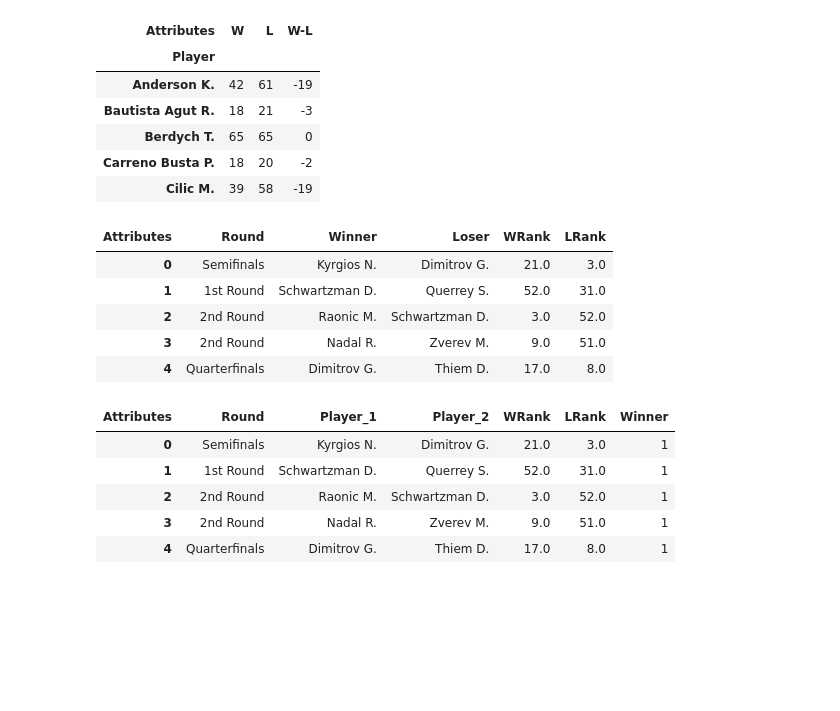
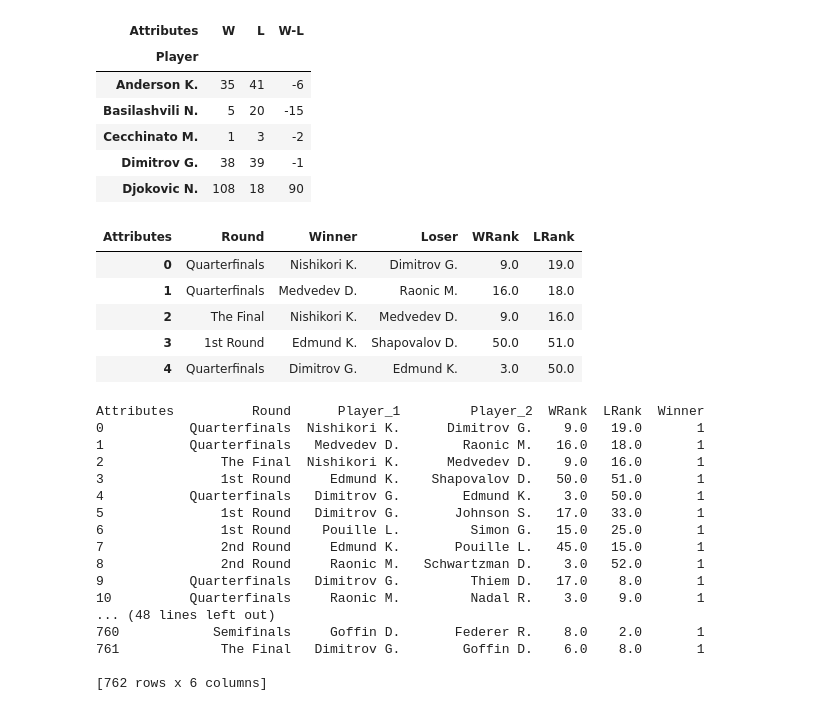
Before and after one commit to IvanoiuAlexandruPaul/WebIntelligence-ATP2020Winner, a Jupyter notebook: Project/Project.ipynb, the cells around one changed output. Saved outputs shown, nothing was run; the diff lists cells and outputs as text; code cells hidden in the pictures; blank space fills up the shorter version.

```diff
--- a/Project/Project.ipynb
+++ b/Project/Project.ipynb
@@ -39,0 +38,10 @@ dictionary = dict(zip(keys, players))
+# %%
+imd.index.name   = "Match ID"  #il mio index da adesso in poi si chiamerà Match ID
+imd.columns.name = "Attributes" #la riga degli attributi tipo surface / round verra chiamata attributi
+# %%
+# A questo punto importo il dataset con i player qualificati ad AustralianOpen 2019.
+# Il dataset lo creato io visto che non c'era già uno creato online
+import_dataset2 = 'datasets/ATP_AO_QP.xlsx'
+imd2 = pd.read_excel(import_dataset2)
+x = {i: p for i, p in enumerate(imd2['Player'].unique())}
+x
@@ -40,5 +66,5 @@ dictionary = dict(zip(keys, players))
 # %%
-indexNames = df[(~df['Winner'].isin(dictionary.values())) | (~df['Loser'].isin(dictionary.values())) | (df['Surface'] != 'Hard')].index
-df.drop(indexNames, inplace = True)
-df = df.reset_index(drop=True)
+indexNames = imd[(~imd['Winner'].isin(x.values())) | (~imd['Loser'].isin(x.values())) | (imd['Surface'] != 'Hard')].index
+imd.drop(indexNames, inplace = True)
+imd = imd.reset_index(drop=True)
 # %%
@@ -56 +93,4 @@ df = df.drop('Surface', axis = 1)
+# %%
+# A questo punto posso cancellare la superfice visto che già ho filtrato i dati solo per la superfice Hard
+imd = imd.drop('Surface', axis = 1)
 # %%
@@ -87,34 +107,46 @@ new_frame.columns.name = "Attributes"
 # %%
-new_frame.head()
+nuva_tabella.head()
 # %% [output]
 | Attributes | W | L | W-L |
 | Player |  |  |  |
-| Anderson K. | 42 | 61 | -19 |
-| Bautista Agut R. | 18 | 21 | -3 |
-| Berdych T. | 65 | 65 | 0 |
-| Carreno Busta P. | 18 | 20 | -2 |
-| Cilic M. | 39 | 58 | -19 |
+| Anderson K. | 35 | 41 | -6 |
+| Basilashvili N. | 5 | 20 | -15 |
+| Cecchinato M. | 1 | 3 | -2 |
+| Dimitrov G. | 38 | 39 | -1 |
+| Djokovic N. | 108 | 18 | 90 |
 # %%
-df.head()
+imd.head()
 # %% [output]
 | Attributes | Round | Winner | Loser | WRank | LRank |
-| 0 | Semifinals | Kyrgios N. | Dimitrov G. | 21.0 | 3.0 |
-| 1 | 1st Round | Schwartzman D. | Querrey S. | 52.0 | 31.0 |
-| 2 | 2nd Round | Raonic M. | Schwartzman D. | 3.0 | 52.0 |
-| 3 | 2nd Round | Nadal R. | Zverev M. | 9.0 | 51.0 |
-| 4 | Quarterfinals | Dimitrov G. | Thiem D. | 17.0 | 8.0 |
+| 0 | Quarterfinals | Nishikori K. | Dimitrov G. | 9.0 | 19.0 |
+| 1 | Quarterfinals | Medvedev D. | Raonic M. | 16.0 | 18.0 |
+| 2 | The Final | Nishikori K. | Medvedev D. | 9.0 | 16.0 |
+| 3 | 1st Round | Edmund K. | Shapovalov D. | 50.0 | 51.0 |
+| 4 | Quarterfinals | Dimitrov G. | Edmund K. | 3.0 | 50.0 |
 # %%
-df2020 = df
+df2020 = imd
 df2020 = df2020.rename({'Winner': 'Player_1', 'Loser': 'Player_2'}, axis='columns')
 df2020["Winner"] = 1
 df2020.head()
+print(df2020)
 # %% [output]
-| Attributes | Round | Player_1 | Player_2 | WRank | LRank | Winner |
-| 0 | Semifinals | Kyrgios N. | Dimitrov G. | 21.0 | 3.0 | 1 |
-| 1 | 1st Round | Schwartzman D. | Querrey S. | 52.0 | 31.0 | 1 |
-| 2 | 2nd Round | Raonic M. | Schwartzman D. | 3.0 | 52.0 | 1 |
-| 3 | 2nd Round | Nadal R. | Zverev M. | 9.0 | 51.0 | 1 |
-| 4 | Quarterfinals | Dimitrov G. | Thiem D. | 17.0 | 8.0 | 1 |
+Attributes          Round      Player_1         Player_2  WRank  LRank  Winner
+0           Quarterfinals  Nishikori K.      Dimitrov G.    9.0   19.0       1
+1           Quarterfinals   Medvedev D.        Raonic M.   16.0   18.0       1
+2               The Final  Nishikori K.      Medvedev D.    9.0   16.0       1
+3               1st Round     Edmund K.    Shapovalov D.   50.0   51.0       1
+4           Quarterfinals   Dimitrov G.        Edmund K.    3.0   50.0       1
+5               1st Round   Dimitrov G.       Johnson S.   17.0   33.0       1
+6               1st Round    Pouille L.         Simon G.   15.0   25.0       1
+7               2nd Round     Edmund K.       Pouille L.   45.0   15.0       1
+8               2nd Round     Raonic M.   Schwartzman D.    3.0   52.0       1
+9           Quarterfinals   Dimitrov G.         Thiem D.   17.0    8.0       1
+10          Quarterfinals     Raonic M.         Nadal R.    3.0    9.0       1
+... (48 lines left out)
+760            Semifinals     Goffin D.       Federer R.    8.0    2.0       1
+761             The Final   Dimitrov G.        Goffin D.    6.0    8.0       1
+
+[762 rows x 6 columns]
 # %%
 final = pd.get_dummies(df2020, prefix = ['Player_1','Player_2'], columns = ['Player_1','Player_2'])
 final = final.drop("Round", axis = 1)
```
Also changed, not shown: parts of 18 cells of this notebook, 6 other files.
